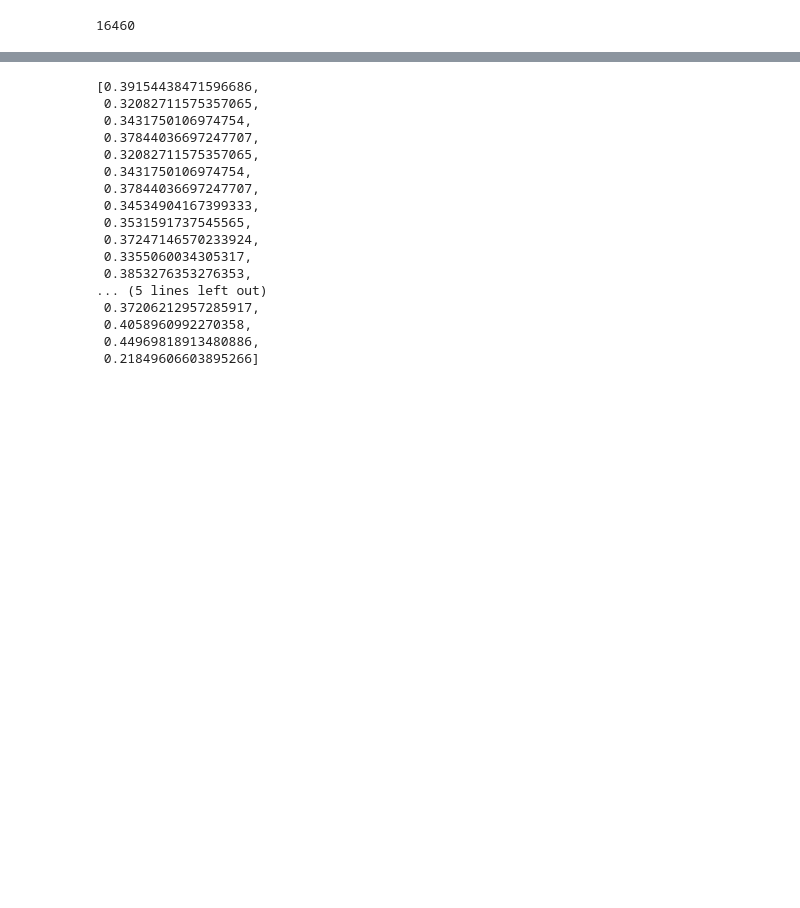
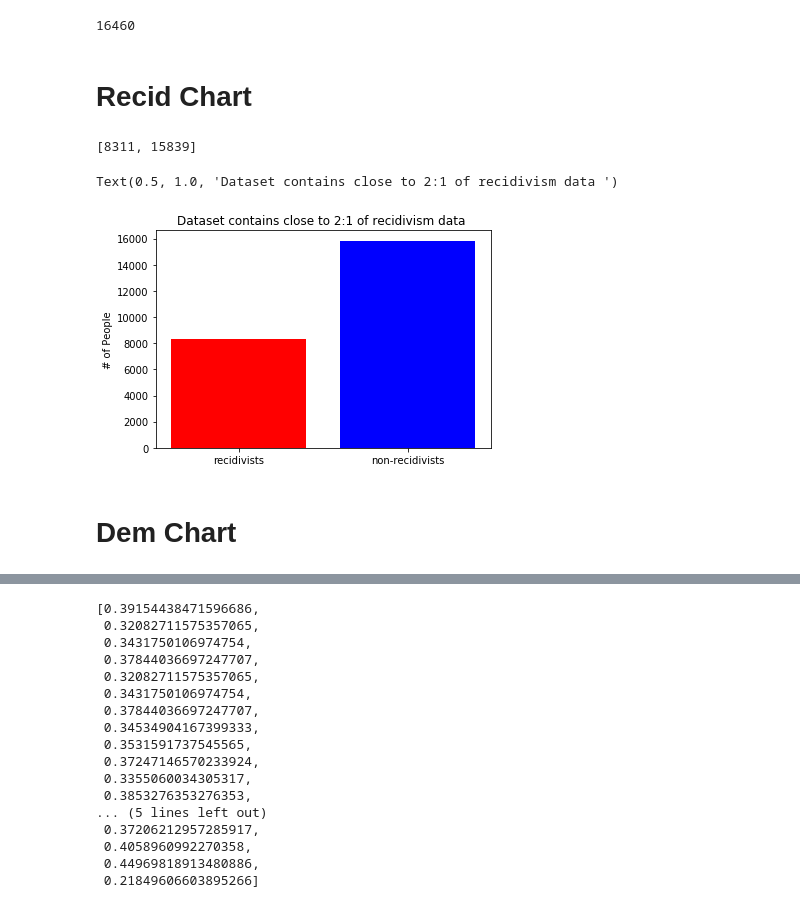
Before and after one commit to j-max/recidivism_iowa, a Jupyter notebook: eda/eda.ipynb, the cells around one changed output, grey strips where cells are left out. Drawn from its saved outputs; the diff is of its cells as text; code cells hidden in the pictures; blank space fills up the shorter version.

```diff
--- a/eda/eda.ipynb
+++ b/eda/eda.ipynb
@@ -14,4 +14,6 @@ df = pickle.load(open('../data/pickles/df_full.pickle', 'rb'))
 df['race_White - Non-Hispanic'].sum()
 # %% [output]
 16460
+# %% [markdown]
+# Recid Chart
 # %%
@@ -19 +20,20 @@ df['race_White - Non-Hispanic'].sum()
 df_recid = df[df.recid_flag == 1]
+# %%
+recid_count = len(df_recid)
+no_recid_count = len(df[df.recid_flag == 0])
+# %%
+x_axis = [recid_count,no_recid_count]
+print(x_axis)
+# %% [output]
+[8311, 15839]
+# %%
+fig, ax = plt.subplots()
+plt.bar([1,2], x_axis, color = ['red', 'blue'])
+plt.xticks([1,2],['recidivists','non-recidivists'])
+plt.ylabel('# of People')
+plt.title('Dataset contains close to 2:1 of recidivism data ')
+# %% [output]
+Text(0.5, 1.0, 'Dataset contains close to 2:1 of recidivism data ')
+[figure, added]
+# %% [markdown]
+# Dem Chart
```
Also changed, not shown: parts of 20 cells of this notebook, 40 other files.
